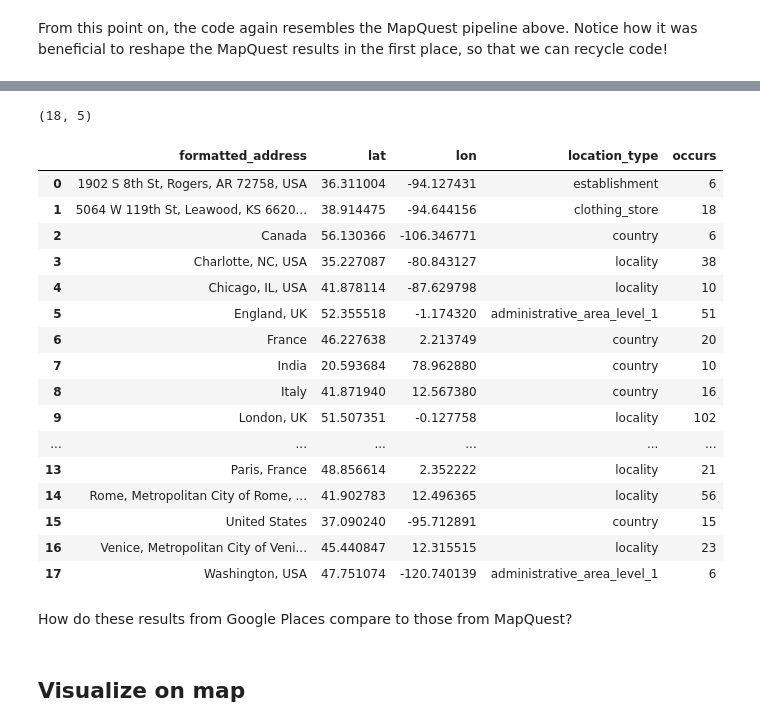
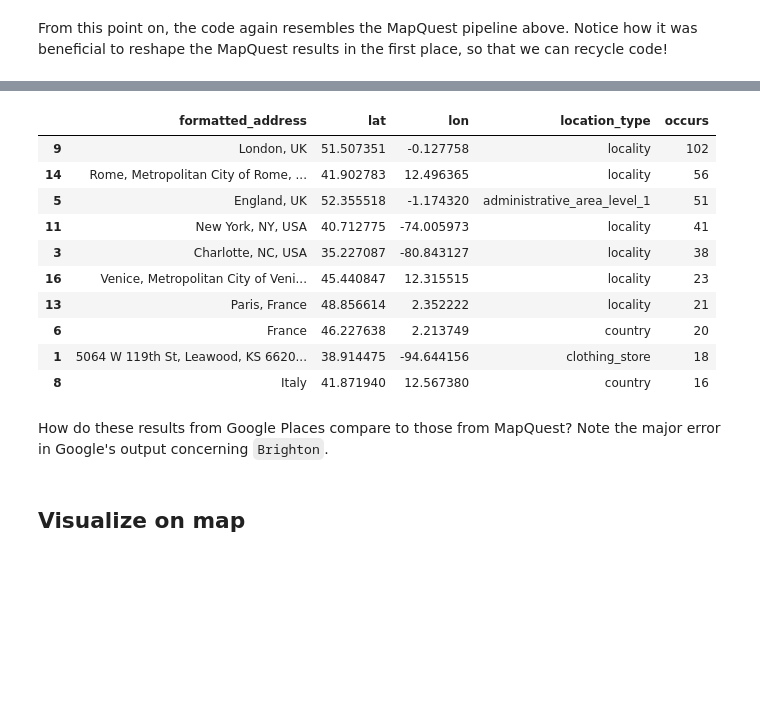
Before and after one commit to centre-for-humanities-computing/NER_workshop, a Jupyter notebook: AU_IMC_NLP_Workshop.ipynb, the cells around one changed output, grey strips where cells are left out. Saved outputs shown, nothing was run; the diff lists cells and outputs as text; code cells hidden in the pictures; blank space fills up the shorter version.

```diff
--- a/AU_IMC_NLP_Workshop.ipynb
+++ b/AU_IMC_NLP_Workshop.ipynb
@@ -476,7 +487,7 @@ Does the logic seem reasonable to you? Can you see anything which might be probl
 def get_placeid(string, api_client):
     '''Takes a string and an established googlemaps places API client.
        Returns first place_id associated with that string.
-       If no place_id found, returns "ZERO_RESULTS" or None, depending on result status code.'''
+       If no place_id found, returns None.'''
     try:
         place = api_client.places(string)
         status = place['status']
@@ -585,29 +598,21 @@ Total location occurrences: 461
 # %%
 # Group data by location for plotting
 google_map_data = pd.DataFrame(google_data.groupby(['formatted_address', 'lat', 'lon', 'location_type']).occurs.sum()).reset_index()
-print(google_map_data.shape)
-google_map_data
+display(google_map_data.sort_values('occurs', ascending=False).head(10))
 # %% [output]
-(18, 5)
 |  | formatted_address | lat | lon | location_type | occurs |
-| 0 | 1902 S 8th St, Rogers, AR 72758, USA | 36.311004 | -94.127431 | establishment | 6 |
+| 9 | London, UK | 51.507351 | -0.127758 | locality | 102 |
+| 14 | Rome, Metropolitan City of Rome, ... | 41.902783 | 12.496365 | locality | 56 |
+| 5 | England, UK | 52.355518 | -1.174320 | administrative_area_level_1 | 51 |
+| 11 | New York, NY, USA | 40.712775 | -74.005973 | locality | 41 |
+| 3 | Charlotte, NC, USA | 35.227087 | -80.843127 | locality | 38 |
+| 16 | Venice, Metropolitan City of Veni... | 45.440847 | 12.315515 | locality | 23 |
+| 13 | Paris, France | 48.856614 | 2.352222 | locality | 21 |
+| 6 | France | 46.227638 | 2.213749 | country | 20 |
 | 1 | 5064 W 119th St, Leawood, KS 6620... | 38.914475 | -94.644156 | clothing_store | 18 |
-| 2 | Canada | 56.130366 | -106.346771 | country | 6 |
-| 3 | Charlotte, NC, USA | 35.227087 | -80.843127 | locality | 38 |
-| 4 | Chicago, IL, USA | 41.878114 | -87.629798 | locality | 10 |
-| 5 | England, UK | 52.355518 | -1.174320 | administrative_area_level_1 | 51 |
-| 6 | France | 46.227638 | 2.213749 | country | 20 |
-| 7 | India | 20.593684 | 78.962880 | country | 10 |
 | 8 | Italy | 41.871940 | 12.567380 | country | 16 |
-| 9 | London, UK | 51.507351 | -0.127758 | locality | 102 |
-| ... | ... | ... | ... | ... | ... |
-| 13 | Paris, France | 48.856614 | 2.352222 | locality | 21 |
-| 14 | Rome, Metropolitan City of Rome, ... | 41.902783 | 12.496365 | locality | 56 |
-| 15 | United States | 37.090240 | -95.712891 | country | 15 |
-| 16 | Venice, Metropolitan City of Veni... | 45.440847 | 12.315515 | locality | 23 |
-| 17 | Washington, USA | 47.751074 | -120.740139 | administrative_area_level_1 | 6 |
 # %% [markdown]
-How do these results from Google Places compare to those from MapQuest?
+How do these results from Google Places compare to those from MapQuest? Note the major error in Google's output concerning `Brighton`.
 # %% [markdown]
 ## Visualize on map
 # %%
```
Also changed, not shown: parts of 33 cells of this notebook.
